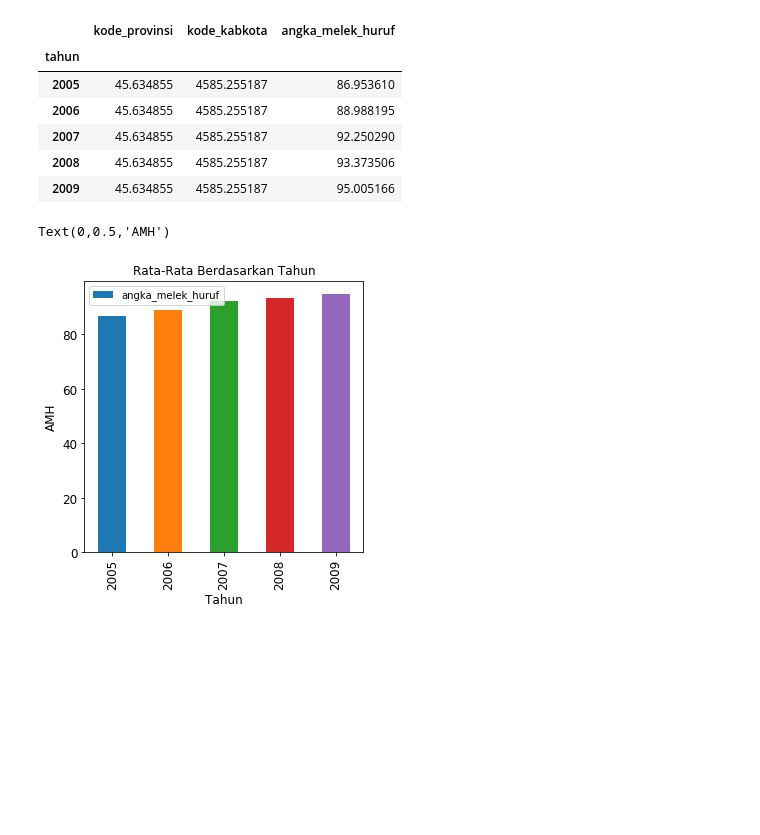
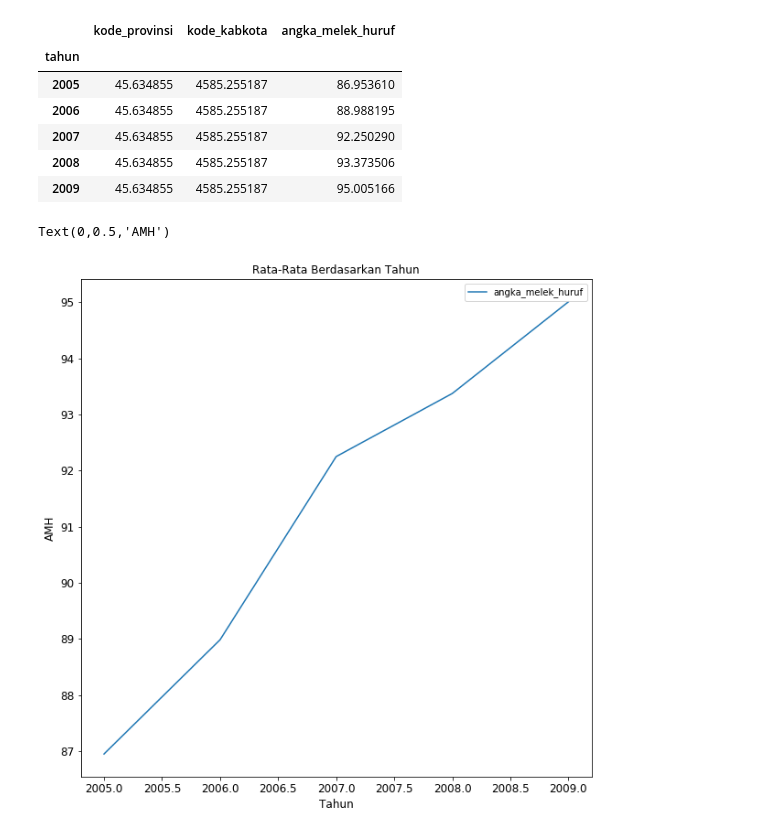
Before and after one commit to saiful873/digital-talent, a Jupyter notebook: Analisa Data Angka Melek Huruf Usia 15-24 2005-2009.ipynb, the cells around one changed output. Saved outputs shown, nothing was run; the diff lists cells and outputs as text; code cells hidden in the pictures; blank space fills up the shorter version.

```diff
--- a/Analisa Data Angka Melek Huruf Usia 15-24 2005-2009.ipynb
+++ b/Analisa Data Angka Melek Huruf Usia 15-24 2005-2009.ipynb
@@ -137,9 +137,9 @@ data_amh.groupby(['tahun']).mean()
 | 2009 | 45.634855 | 4585.255187 | 95.005166 |
 # %%
 ig = data_amh.groupby(['tahun']).mean()['angka_melek_huruf']
-ig = ig.plot(kind='bar', title ="Rata-Rata Berdasarkan Tahun", figsize=(5,5), legend=True, fontsize=12)
+ig = ig.plot(kind='line', title ="Rata-Rata Berdasarkan Tahun", figsize=(10,10), legend=True, fontsize=12)
 ig.set_xlabel("Tahun", fontsize=12)
 ig.set_ylabel("AMH", fontsize=12)
 # %% [output]
 Text(0,0.5,'AMH')
-[figure, old version]
+[figure, new version]
```
